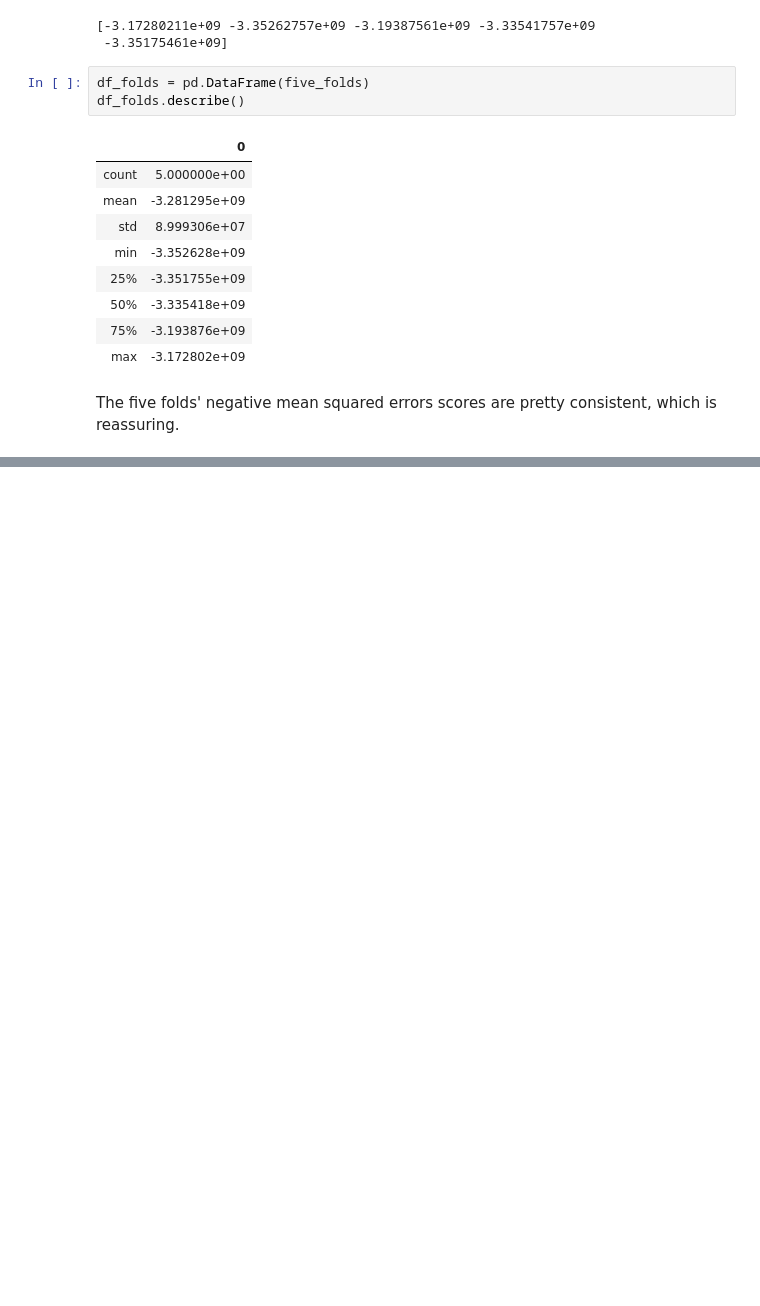
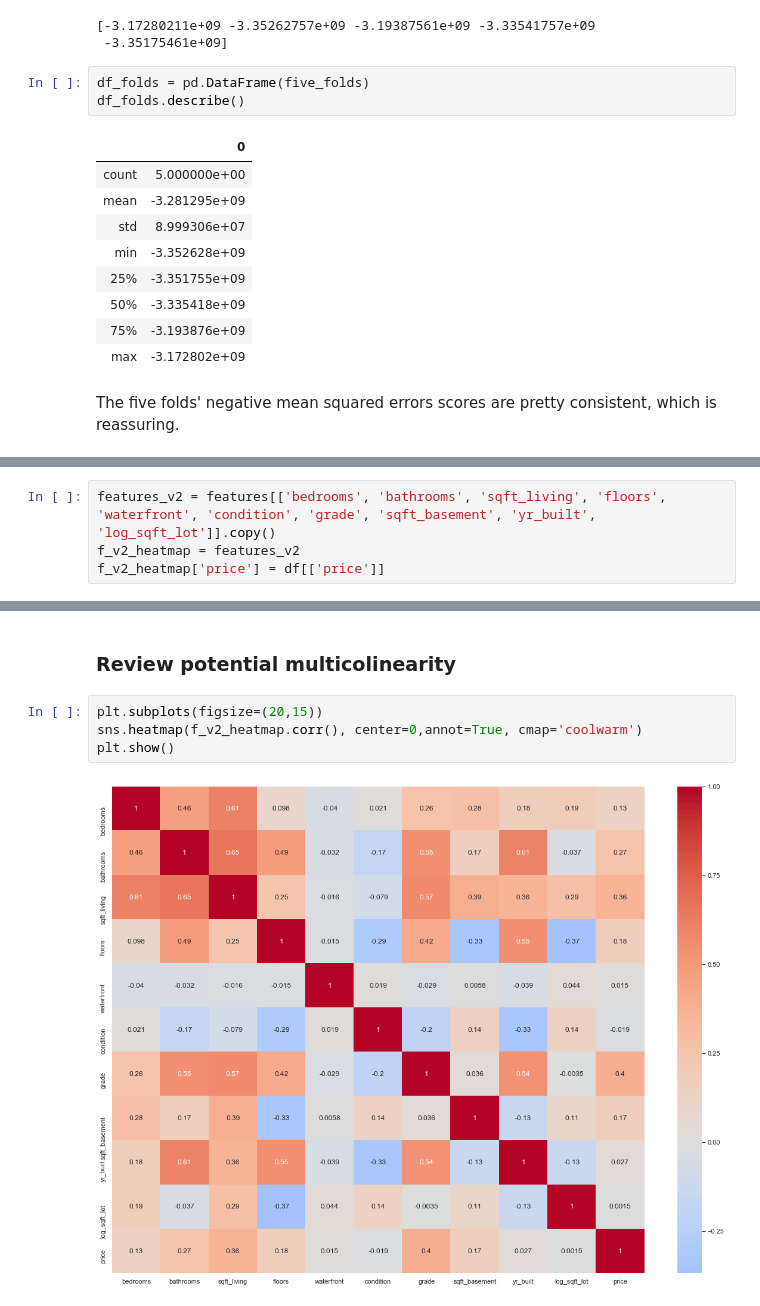
Before and after one commit to jnels13/King_County_Real_Estate_Sales_Linear_Regression_Modeling, a Jupyter notebook: index.ipynb, the cells around one changed output, grey strips where cells are left out. Cells and saved outputs as stored; diff of their text form; blank space fills up the shorter version.

```diff
--- a/index.ipynb
+++ b/index.ipynb
@@ -774,0 +775,4 @@ The five folds' negative mean squared errors scores are pretty consistent, which
+# %%
+features_v2 = features[['bedrooms', 'bathrooms', 'sqft_living', 'floors', 'waterfront', 'condition', 'grade', 'sqft_basement', 'yr_built', 'log_sqft_lot']].copy()
+f_v2_heatmap = features_v2
+f_v2_heatmap['price'] = df[['price']]
@@ -774,0 +795,8 @@ The five folds' negative mean squared errors scores are pretty consistent, which
+# %% [markdown]
+### Review potential multicolinearity
+# %%
+plt.subplots(figsize=(20,15))
+sns.heatmap(f_v2_heatmap.corr(), center=0,annot=True, cmap='coolwarm')
+plt.show()
+# %% [output]
+[figure, added]
```
Also changed, not shown: parts of 11 cells of this notebook.
